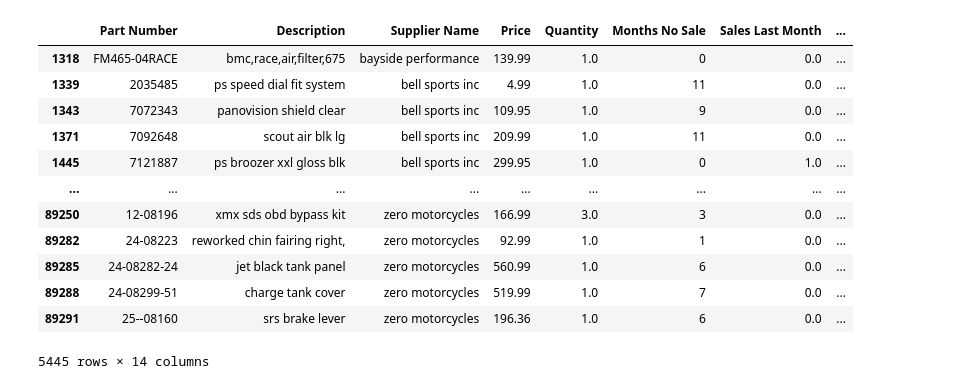
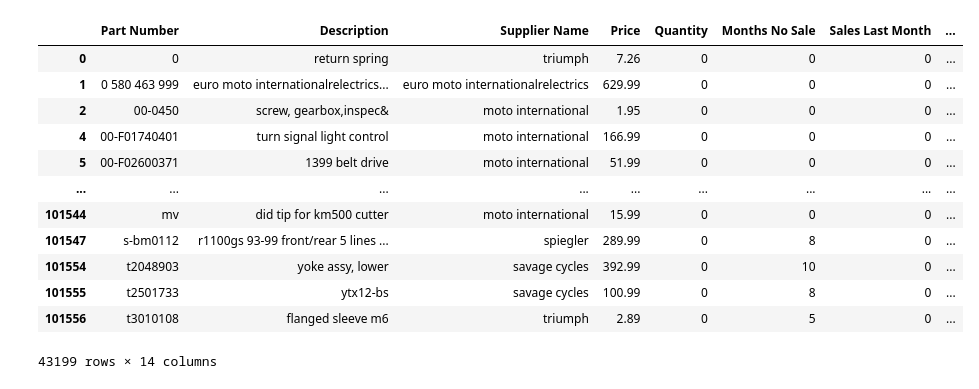
Before and after one commit to skyler22wilson/final_project, a Jupyter notebook: notebooks/data_cleaning.ipynb, the cells around one changed output. Drawn from its saved outputs; the diff is of its cells as text; code cells hidden in the pictures.

Commit message:
continued to clean up the data base and use imputation to get proper year end sales values and turnover and created a few business analytics visuals

```diff
--- a/notebooks/data_cleaning.ipynb
+++ b/notebooks/data_cleaning.ipynb
@@ -516,3 +195,23 @@ parts_data.describe()
+# %%
+def update_column_with_condition(dataframe, target_column, condition_columns, replacement_column):
+    mask = (dataframe[condition_columns[0]] > 0) | (dataframe[condition_columns[1]] > 0) | (dataframe[condition_columns[2]] > 0)
+    dataframe[target_column] = np.where(mask, replacement_column, dataframe[target_column])
+    return dataframe
+
+cols = ['Part Number', 'Description', 'Supplier Name', 'Price', 'Quantity', 'Months No Sale', 'Sales Last Month', 'Sales Last 3 Months',
+        'Sales Last 6 Months', 'Sales Last 9 Months', 'Sales Last 12 Months', 'Sales - This Year', 'Turnover', 'Total Cost', 'COGS']
+
+parts_data = update_column_with_condition(parts_data, 'Sales - This Year',
+                                                   ['Sales Last Month', 'Sales Last 3 Months', 'Sales Last 6 Months'],
+                                                   parts_data['Sales Last 6 Months'])
+
+# Calculate the target for updating 'Total Cost'
+target = parts_data['Cost Per Unit'] * parts_data['Quantity'].abs()
+
+# Update 'Total Cost' based on the target calculation
+parts_data = update_column_with_condition(parts_data, 'Total Cost',
+                                                   ['Sales Last Month', 'Sales Last 3 Months', 'Sales Last 6 Months'],
+                                                   target)
 # %%
 mask = parts_data['Total Cost'] == 0.00
 
@@ -520,12 +219,3 @@ mask = parts_data['Total Cost'] == 0.00
 parts_data['Margin'] = np.where(mask, parts_data['Price'], parts_data['Margin'])
 
 parts_data['Margin %'] = (parts_data['Margin'] / parts_data['Price']) * 100
-# %%
-#merged supplier column and added turnover
-parts_data = pd.read_csv('/Users/skylerwilson/Desktop/Lighthouse_Labs/Projects/final_project/data/Project_Data/cleaned_parts_data.csv')
-
-parts_data = parts_data.drop(columns=['Unnamed: 0'])
-
-parts_data.drop_duplicates(subset=['Part Number'], inplace=True)
-
-parts_data
@@ -666,5 +352,0 @@ parts_turn = create_part_dataframe(parts_data)
-# %%
-#merge parts turnover with the parts data_set
-turnover_per_part = parts_turn[['Part Number', 'Turnover']]
-
-complete_parts_data = pd.merge(parts_data, turnover_per_part, on='Part Number')
@@ -671,22 +395,22 @@ complete_parts_data = pd.merge(parts_data, turnover_per_part, on='Part Number')
 # %%
-wrong_sales_data = complete_parts_data[(complete_parts_data['Turnover'] == 0) & (complete_parts_data['Months No Sale'] < 12) & (complete_parts_data['Quantity'] > 0)][['Part Number', 'Description',
+cost_mask = (complete_parts_data['Total Cost'] == 0) & (complete_parts_data['Months No Sale'] < 12)
+
+cols = ['Part Number', 'Description',
                     'Supplier Name', 'Price', 'Quantity', 'Months No Sale', 'Sales Last Month', 'Sales Last 3 Months',
-                    'Sales Last 6 Months', 'Sales Last 9 Months', 'Sales Last 12 Months', 'Sales - This Year', 'Turnover', 'Total Cost']]
+                    'Sales Last 6 Months', 'Sales Last 9 Months', 'Sales Last 12 Months', 'Sales - This Year', 'Turnover', 'Total Cost']
 
-#wrong_sales_data.to_csv('/Users/skylerwilson/Desktop/Lighthouse_Labs/Projects/final_project/data/Project_Data/wrong_sales_data.csv')
-
-wrong_sales_data
+complete_parts_data[cost_mask][cols]
 # %% [output]
 |  | Part Number | Description | Supplier Name | Price | Quantity | Months No Sale | Sales Last Month | ... |
-| 1318 | FM465-04RACE | bmc,race,air,filter,675 | bayside performance | 139.99 | 1.0 | 0 | 0.0 | ... |
-| 1339 | 2035485 | ps speed dial fit system | bell sports inc | 4.99 | 1.0 | 11 | 0.0 | ... |
-| 1343 | 7072343 | panovision shield clear | bell sports inc | 109.95 | 1.0 | 9 | 0.0 | ... |
-| 1371 | 7092648 | scout air blk lg | bell sports inc | 209.99 | 1.0 | 11 | 0.0 | ... |
-| 1445 | 7121887 | ps broozer xxl gloss blk | bell sports inc | 299.95 | 1.0 | 0 | 1.0 | ... |
+| 0 | 0 | return spring | triumph | 7.26 | 0 | 0 | 0 | ... |
+| 1 | 0 580 463 999 | euro moto internationalrelectrics... | euro moto internationalrelectrics | 629.99 | 0 | 0 | 0 | ... |
+| 2 | 00-0450 | screw, gearbox,inspec& | moto international | 1.95 | 0 | 0 | 0 | ... |
+| 4 | 00-F01740401 | turn signal light control | moto international | 166.99 | 0 | 0 | 0 | ... |
+| 5 | 00-F02600371 | 1399 belt drive | moto international | 51.99 | 0 | 0 | 0 | ... |
 | ... | ... | ... | ... | ... | ... | ... | ... | ... |
-| 89250 | 12-08196 | xmx sds obd bypass kit | zero motorcycles | 166.99 | 3.0 | 3 | 0.0 | ... |
-| 89282 | 24-08223 | reworked chin fairing right, | zero motorcycles | 92.99 | 1.0 | 1 | 0.0 | ... |
-| 89285 | 24-08282-24 | jet black tank panel | zero motorcycles | 560.99 | 1.0 | 6 | 0.0 | ... |
-| 89288 | 24-08299-51 | charge tank cover | zero motorcycles | 519.99 | 1.0 | 7 | 0.0 | ... |
-| 89291 | 25--08160 | srs brake lever | zero motorcycles | 196.36 | 1.0 | 6 | 0.0 | ... |
+| 101544 | mv | did tip for km500 cutter | moto international | 15.99 | 0 | 0 | 0 | ... |
+| 101547 | s-bm0112 | r1100gs 93-99 front/rear 5 lines ... | spiegler | 289.99 | 0 | 8 | 0 | ... |
+| 101554 | t2048903 | yoke assy, lower | savage cycles | 392.99 | 0 | 10 | 0 | ... |
+| 101555 | t2501733 | ytx12-bs | savage cycles | 100.99 | 0 | 8 | 0 | ... |
+| 101556 | t3010108 | flanged sleeve m6 | triumph | 2.89 | 0 | 5 | 0 | ... |
-5445 rows × 14 columns
+43199 rows × 14 columns
```
Also changed, not shown: parts of 37 cells of this notebook, 14 other files.
